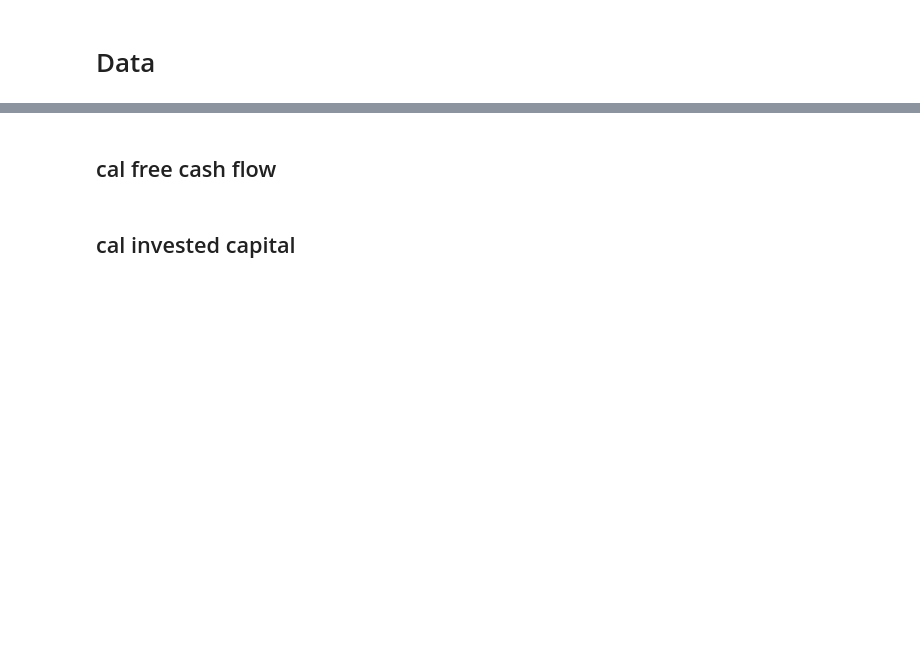
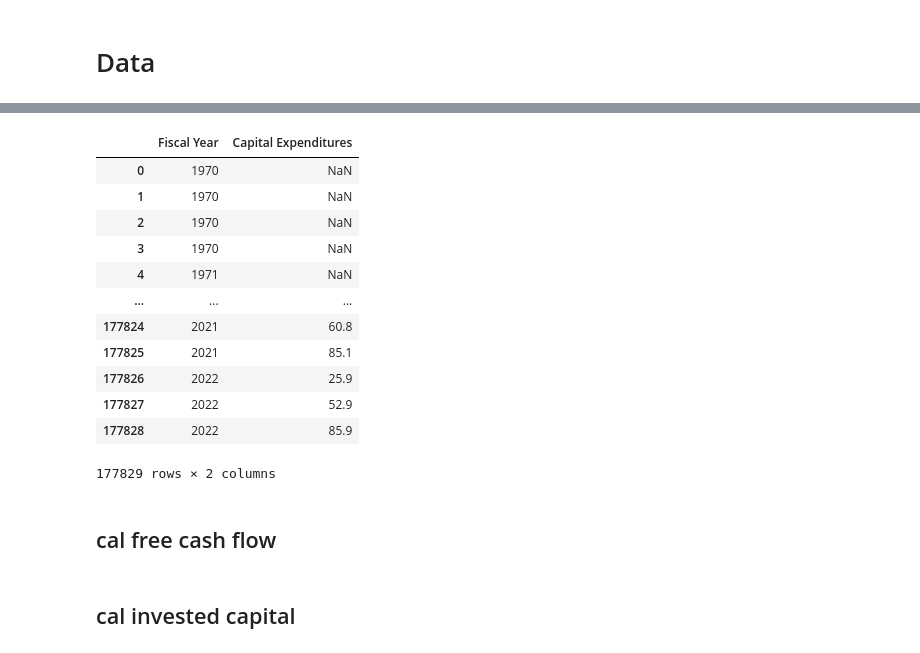
Before and after one commit to Zixin730/heartland_project, a Jupyter notebook: analyze/1_cal_fcfroic.ipynb, the cells around one changed output, grey strips where cells are left out. Cells and saved outputs as stored; diff of their text form; code cells hidden in the pictures; blank space fills up the shorter version.

```diff
--- a/analyze/1_cal_fcfroic.ipynb
+++ b/analyze/1_cal_fcfroic.ipynb
@@ -36,5 +37,21 @@ Index(['Global Company Key', 'Data Date', 'Fiscal Year', 'Fiscal Quarter',
        'Standard Industry Classification Code'],
       dtype='object')
+# %%
+raw[["Fiscal Year", "Capital Expenditures"]]
+# %% [output]
+|  | Fiscal Year | Capital Expenditures |
+| 0 | 1970 | NaN |
+| 1 | 1970 | NaN |
+| 2 | 1970 | NaN |
+| 3 | 1970 | NaN |
+| 4 | 1971 | NaN |
+| ... | ... | ... |
+| 177824 | 2021 | 60.8 |
+| 177825 | 2021 | 85.1 |
+| 177826 | 2022 | 25.9 |
+| 177827 | 2022 | 52.9 |
+| 177828 | 2022 | 85.9 |
+177829 rows × 2 columns
 # %% [markdown]
 ## cal free cash flow
 # %%
```
Also changed, not shown: parts of 16 cells of this notebook, 15 other files.
